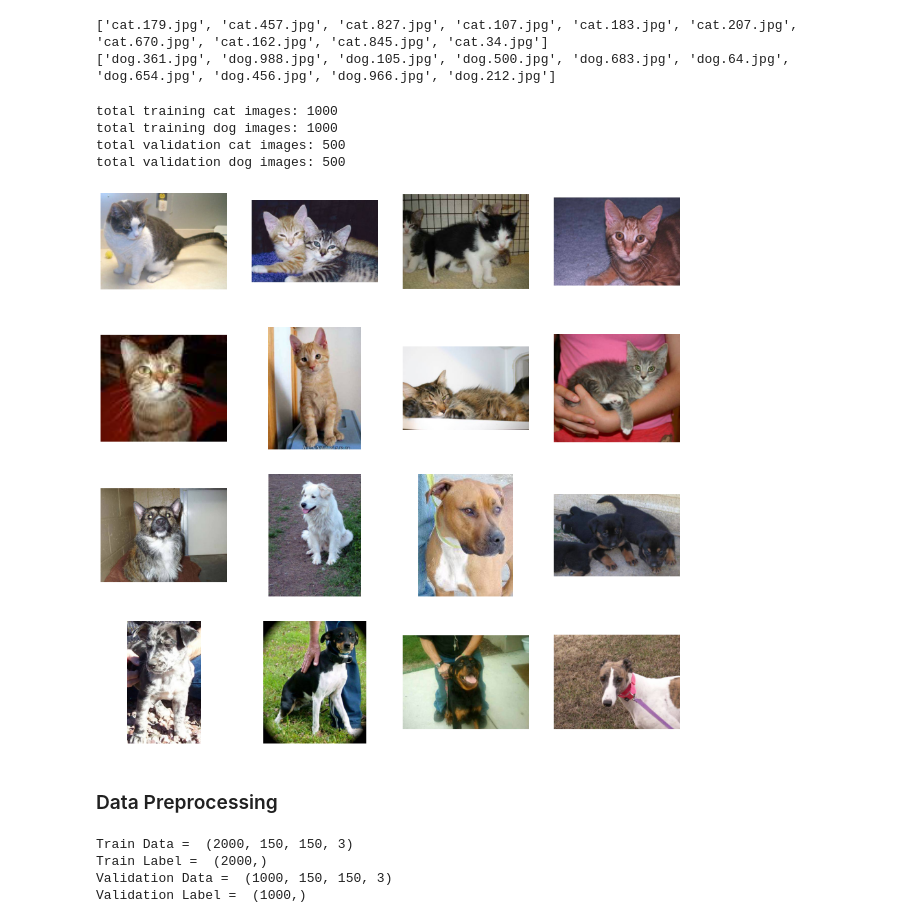
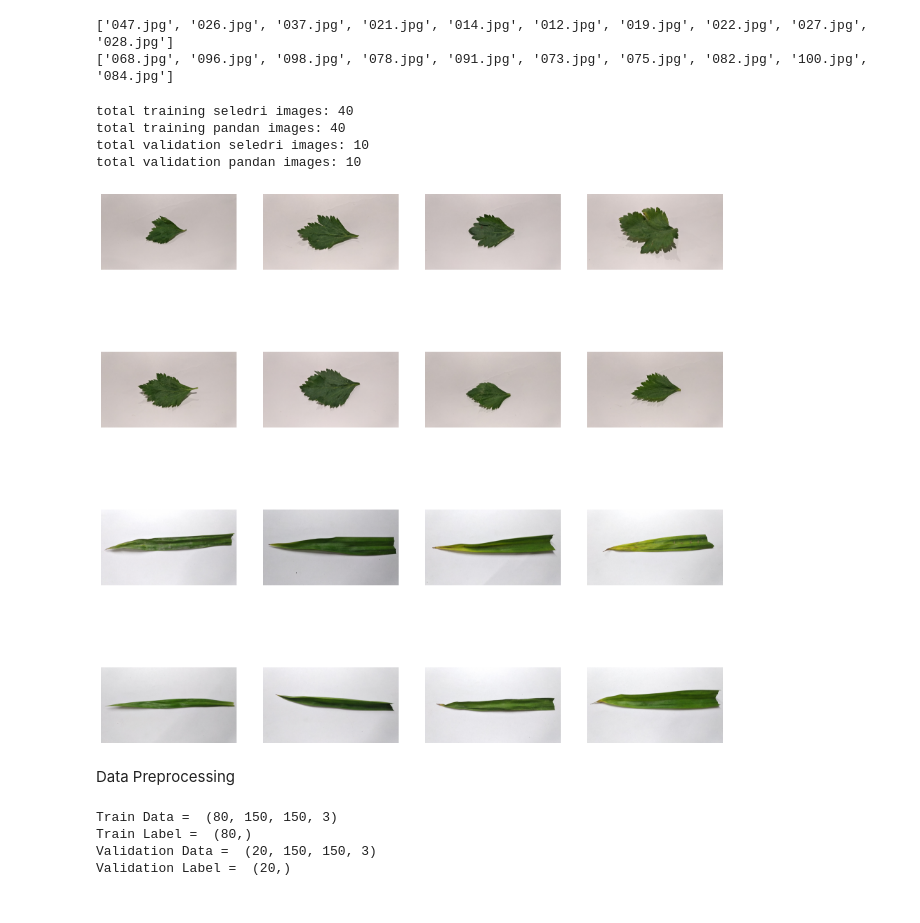
Before and after one commit to egipatabuga/computer_vision, a Jupyter notebook: neural_network/neural_network.ipynb, the cells around one changed output. Drawn from its saved outputs; the diff is of its cells as text; code cells hidden in the pictures.

```diff
--- a/neural_network/neural_network.ipynb
+++ b/neural_network/neural_network.ipynb
@@ -25,67 +30,67 @@ zip_ref = zipfile.ZipFile(local_zip, 'r')
 zip_ref.extractall('/tmp')
 zip_ref.close()
 # %%
-base_dir = '/tmp/cats_and_dogs_filtered'
+base_dir = '/tmp/Sampel'
 
 train_dir = os.path.join(base_dir, 'train')
 validation_dir = os.path.join(base_dir, 'validation')
 
-train_cats_dir = os.path.join(train_dir, 'cats')
-train_dogs_dir = os.path.join(train_dir, 'dogs')
+train_seledri_dir = os.path.join(train_dir, 'seledri')
+train_pandan_dir = os.path.join(train_dir, 'pandan')
 
-validation_cats_dir = os.path.join(validation_dir, 'cats')
-validation_dogs_dir = os.path.join(validation_dir, 'dogs')
+validation_seledri_dir = os.path.join(validation_dir, 'seledri')
+validation_pandan_dir = os.path.join(validation_dir, 'pandan')
 # %%
-# Cek penamaan image yang ada di folder train_cats_dir dan train_dogs_dir
-print(os.listdir(train_cats_dir)[:10])
-print(os.listdir(train_dogs_dir)[:10])
+# Cek penamaan image yang ada di folder train_seledri_dir dan train_pandan_dir
+print(os.listdir(train_seledri_dir)[:10])
+print(os.listdir(train_pandan_dir)[:10])
 # %% [output]
-['cat.179.jpg', 'cat.457.jpg', 'cat.827.jpg', 'cat.107.jpg', 'cat.183.jpg', 'cat.207.jpg', 'cat.670.jpg', 'cat.162.jpg', 'cat.845.jpg', 'cat.34.jpg']
-['dog.361.jpg', 'dog.988.jpg', 'dog.105.jpg', 'dog.500.jpg', 'dog.683.jpg', 'dog.64.jpg', 'dog.654.jpg', 'dog.456.jpg', 'dog.966.jpg', 'dog.212.jpg']
+['047.jpg', '026.jpg', '037.jpg', '021.jpg', '014.jpg', '012.jpg', '019.jpg', '022.jpg', '027.jpg', '028.jpg']
+['068.jpg', '096.jpg', '098.jpg', '078.jpg', '091.jpg', '073.jpg', '075.jpg', '082.jpg', '100.jpg', '084.jpg']
 # %%
 # Cek jumlah data train dan data validation
-print('total training cat images:', len(os.listdir(train_cats_dir)))
-print('total training dog images:', len(os.listdir(train_dogs_dir)))
-print('total validation cat images:', len(os.listdir(validation_cats_dir)))
-print('total validation dog images:', len(os.listdir(validation_dogs_dir)))
+print('total training seledri images:', len(os.listdir(train_seledri_dir)))
+print('total training pandan images:', len(os.listdir(train_pandan_dir)))
+print('total validation seledri images:', len(os.listdir(validation_seledri_dir)))
+print('total validation pandan images:', len(os.listdir(validation_pandan_dir)))
 # %% [output]
-total training cat images: 1000
-total training dog images: 1000
-total validation cat images: 500
-total validation dog images: 500
+total training seledri images: 40
+total training pandan images: 40
+total validation seledri images: 10
+total validation pandan images: 10
 # %%
 # Tampilkan 8 image per kelas dengan ukuran 4x4
 
 %matplotlib inline
 
 import matplotlib.pyplot as plt
 import matplotlib.image as mpimg
 
 nrows = 4
 ncols = 4
 
 pic_index = 0
 
 fig = plt.gcf()
 fig.set_size_inches(ncols * 4, nrows * 4)
 
 pic_index += 8
-next_cat_pix = [os.path.join(train_cats_dir, fname)
-                for fname in os.listdir(train_cats_dir)[pic_index-8:pic_index]]
-next_dog_pix = [os.path.join(train_dogs_dir, fname)
-                for fname in os.listdir(train_dogs_dir)[pic_index-8:pic_index]]
+next_seledri_pix = [os.path.join(train_seledri_dir, fname)
+                for fname in os.listdir(train_seledri_dir)[pic_index-8:pic_index]]
+next_pandan_pix = [os.path.join(train_pandan_dir, fname)
+                for fname in os.listdir(train_pandan_dir)[pic_index-8:pic_index]]
 
-for i, img_path in enumerate(next_cat_pix+next_dog_pix):
+for i, img_path in enumerate(next_seledri_pix+next_pandan_pix):
   # Set up subplot; subplot indices start at 1
   sp = plt.subplot(nrows, ncols, i + 1)
   sp.axis('Off') # Don't show axes (or gridlines)
 
   img = mpimg.imread(img_path)
   plt.imshow(img)
 
 plt.show()
 # %% [output]
-[figure, old version]
+[figure, new version]
 # %%
 import cv2
 import numpy as np
@@ -121,8 +126,8 @@ for r, d, f in os.walk(validation_dir):
 
 val_data = np.array(val_data)
 val_label = np.array(val_label)
-# %% [markdown]
-<h3>Data Preprocessing</h3>
+# %% [markdown]
+Data Preprocessing
 # %%
 # Tampilkan shape dari data train dan data validation
 print("Train Data = ", train_data.shape)
@@ -130,10 +135,10 @@ print("Train Label = ", train_label.shape)
 print("Validation Data = ", val_data.shape)
 print("Validation Label = ", val_label.shape)
 # %% [output]
-Train Data =  (2000, 150, 150, 3)
-Train Label =  (2000,)
-Validation Data =  (1000, 150, 150, 3)
-Validation Label =  (1000,)
+Train Data =  (80, 150, 150, 3)
+Train Label =  (80,)
+Validation Data =  (20, 150, 150, 3)
+Validation Label =  (20,)
 # %%
 # Normalisasi dataset
 print("Data sebelum di-normalisasi ", train_data[0][0][0])
```
Also changed, not shown: parts of 14 cells of this notebook.
